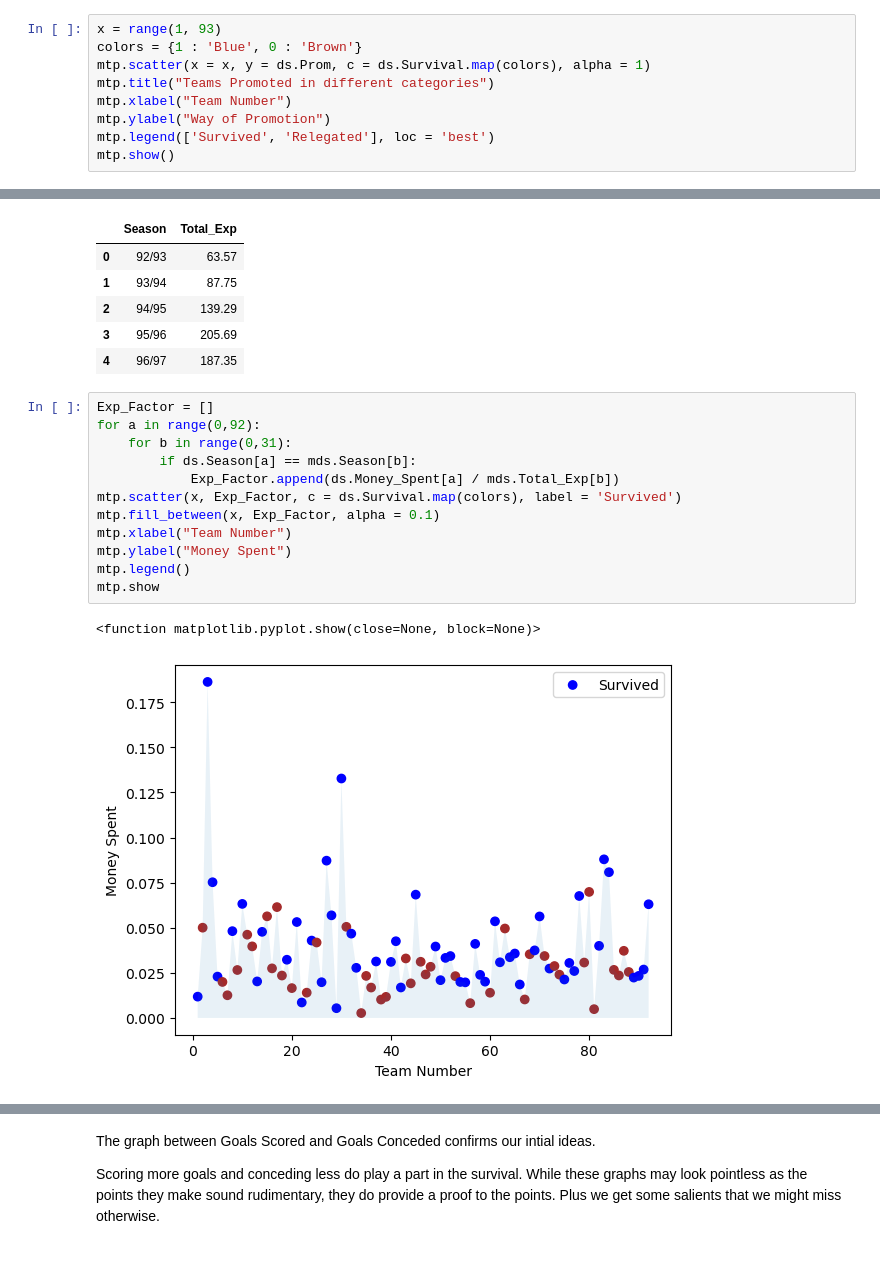
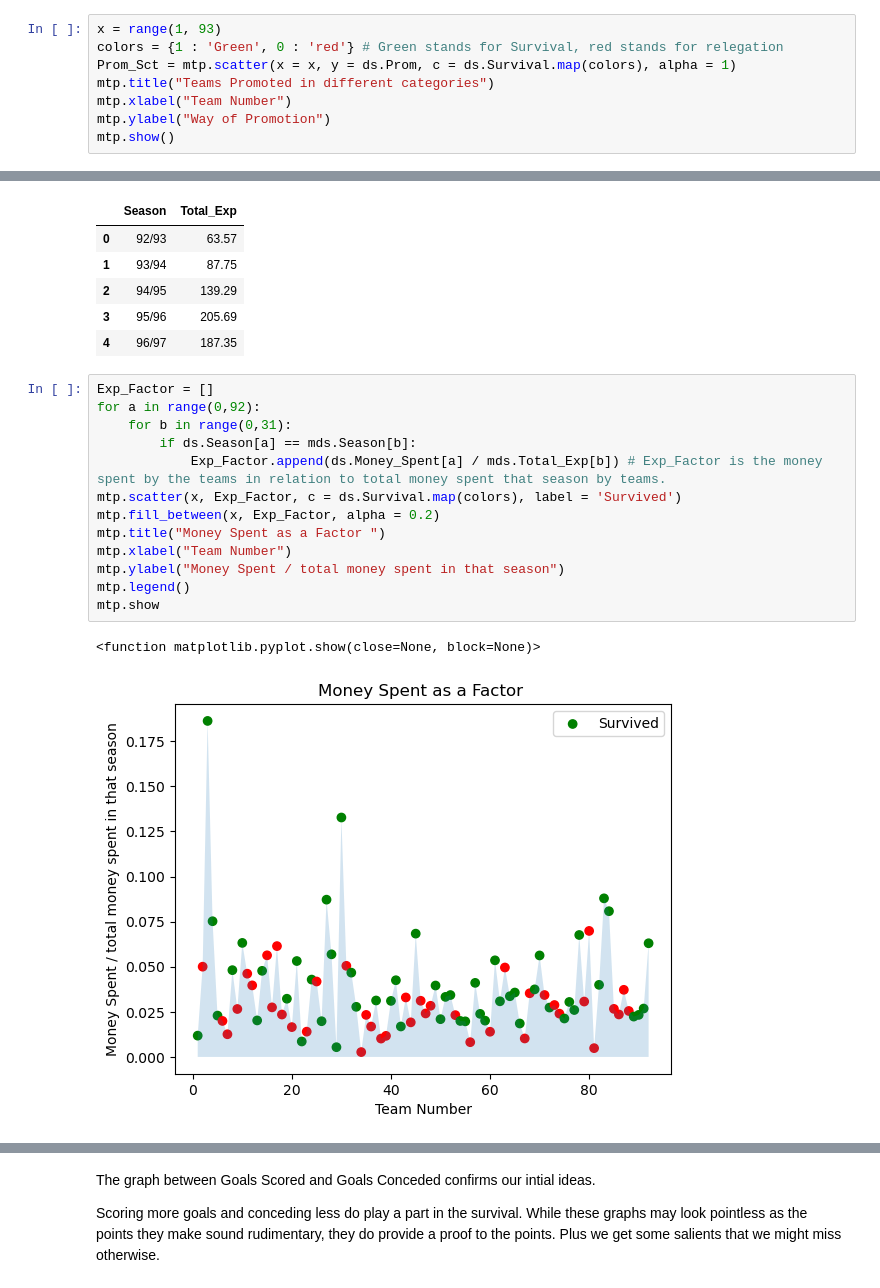
Before and after one commit to ShreyS92/Survival_Proj, a Jupyter notebook: Logistic_Model.ipynb, the cells around one changed output, grey strips where cells are left out. Cells and saved outputs as stored; diff of their text form; blank space fills up the shorter version.

```diff
--- a/Logistic_Model.ipynb
+++ b/Logistic_Model.ipynb
@@ -48,10 +53,9 @@ The dataset contains 8 Columns -
 # %%
 x = range(1, 93)
-colors = {1 : 'Blue', 0 : 'Brown'}
-mtp.scatter(x = x, y = ds.Prom, c = ds.Survival.map(colors), alpha = 1)
+colors = {1 : 'Green', 0 : 'red'} # Green stands for Survival, red stands for relegation
+Prom_Sct = mtp.scatter(x = x, y = ds.Prom, c = ds.Survival.map(colors), alpha = 1)
 mtp.title("Teams Promoted in different categories")
 mtp.xlabel("Team Number")
 mtp.ylabel("Way of Promotion")
-mtp.legend(['Survived', 'Relegated'], loc = 'best')
 mtp.show()
 # %% [output]
@@ -101,16 +106,17 @@ mds.head()
 # %%
 Exp_Factor = []
 for a in range(0,92):
     for b in range(0,31):
         if ds.Season[a] == mds.Season[b]:
-            Exp_Factor.append(ds.Money_Spent[a] / mds.Total_Exp[b])
+            Exp_Factor.append(ds.Money_Spent[a] / mds.Total_Exp[b]) # Exp_Factor is the money spent by the teams in relation to total money spent that season by teams.
 mtp.scatter(x, Exp_Factor, c = ds.Survival.map(colors), label = 'Survived')
-mtp.fill_between(x, Exp_Factor, alpha = 0.1)
+mtp.fill_between(x, Exp_Factor, alpha = 0.2)
+mtp.title("Money Spent as a Factor ")
 mtp.xlabel("Team Number")
-mtp.ylabel("Money Spent")
+mtp.ylabel("Money Spent / total money spent in that season")
 mtp.legend()
 mtp.show
 # %% [output]
 <function matplotlib.pyplot.show(close=None, block=None)>
-[figure, old version]
+[figure, new version]
 # %%
```
Also changed, not shown: parts of 51 cells of this notebook.
